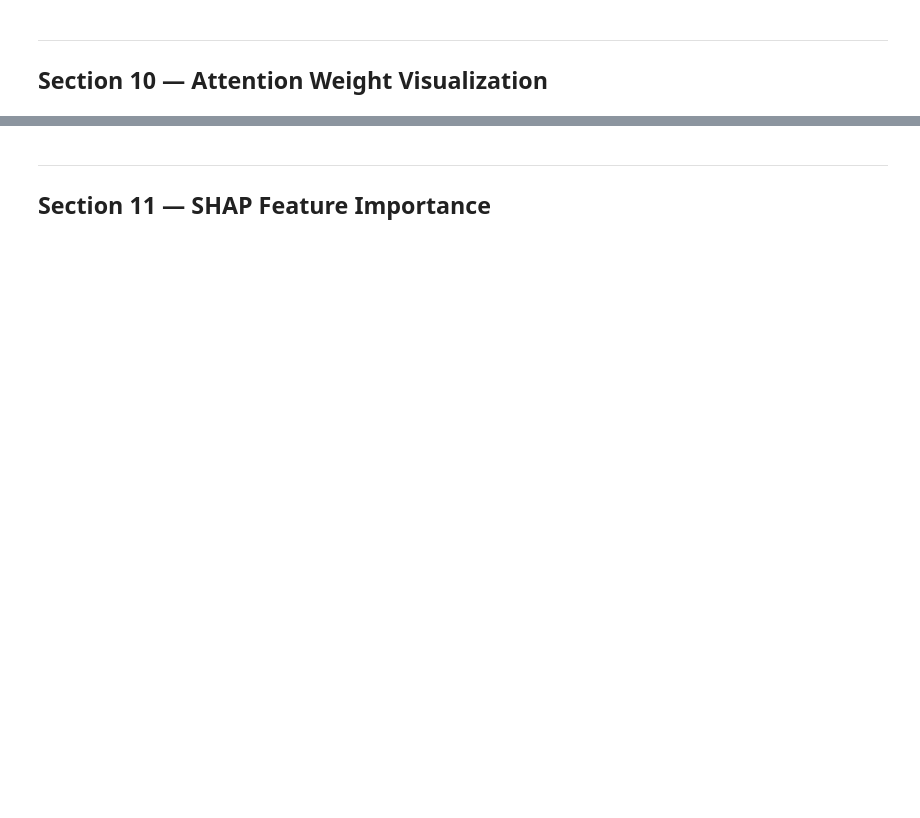
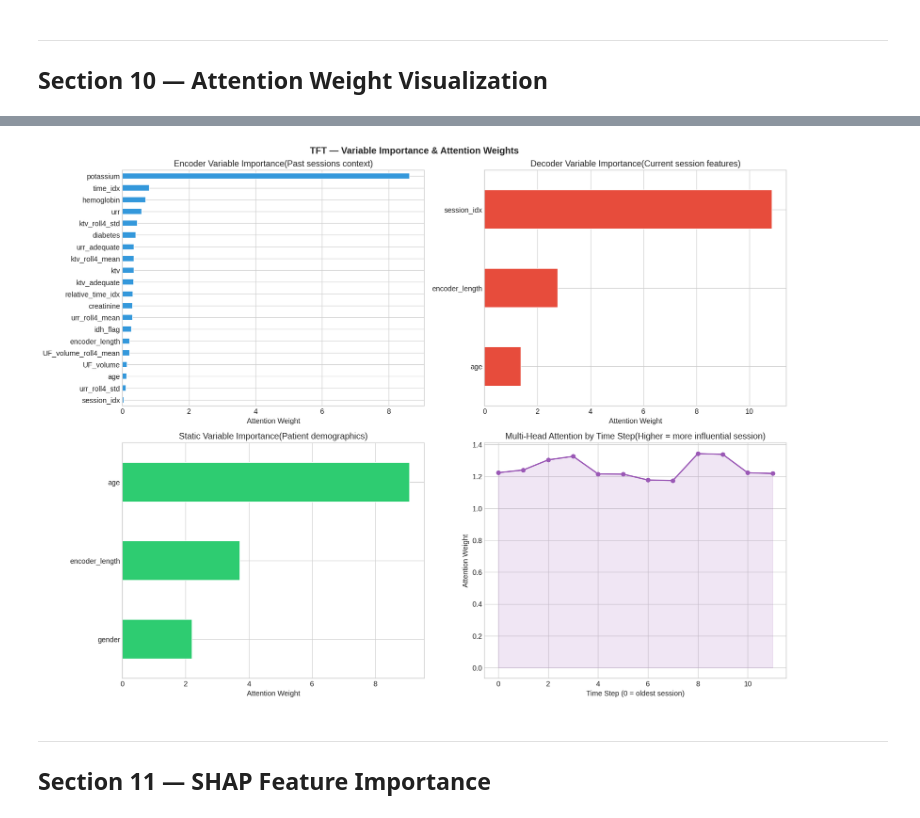
Before and after one commit to LoneWolf36/NCI.SEM1.PAI.PROJ, a Jupyter notebook: dialysis_tft_model.ipynb, the cells around one changed output, grey strips where cells are left out. Saved outputs shown, nothing was run; the diff lists cells and outputs as text; code cells hidden in the pictures; blank space fills up the shorter version.

```diff
--- a/dialysis_tft_model.ipynb
+++ b/dialysis_tft_model.ipynb
@@ -80,0 +102,8 @@ ImportError: cannot import name 'BinaryCrossEntropy' from 'pytorch_forecasting.m
+# %%
+import inspect
+import pytorch_forecasting.metrics as metrics
+
+print("Available metric classes in pytorch_forecasting.metrics:")
+for name, obj in inspect.getmembers(metrics, inspect.isclass):
+    if not name.startswith('_') and name not in ['Metric', 'MultiHorizonMetric', 'DistributionMetric']:
+        print(f"- {name}")
@@ -436,5 +581,5 @@ print(f"   Positive cases: {df['readmitted_30d'].sum():,}  |  Negative: {(df['re
 # %%
-# ── Rolling session aggregates (past 4 weeks per patient) ────────────────────
+# Rolling session aggregates (4 weeks data)
 df = df.sort_values(['patient_id', 'session_date'])
 
 ROLL_COLS = ['ktv','urr','UF_volume','idh_flag']
@@ -446,12 +591,20 @@ for col in ROLL_COLS:
     df[f'{col}_roll4_std']  = (df.groupby('patient_id')[col]
                                .transform(lambda x: x.shift(1).rolling(4, min_periods=1).std().fillna(0)))
 
-# ── Session index per patient ─────────────────────────────────────────────────
+for col in ROLL_COLS:
+    mean_col = f'{col}_roll4_mean'
+    std_col = f'{col}_roll4_std'
+    if mean_col in df.columns:
+        df[mean_col] = df[mean_col].fillna(0)
+    if std_col in df.columns:
+        df[std_col] = df[std_col].fillna(0)
+
+# Session index per patient
 df['session_idx'] = df.groupby('patient_id').cumcount()
 
-# ── Time index (integer, required by TFT) ────────────────────────────────────
+# Time index
 df['time_idx'] = (df['session_date'] - df['session_date'].min()).dt.days
 
-print(f"\n✅ Feature engineering complete. Final columns ({len(df.columns)}):")
+print(f"\nFeature engineering complete. Final columns ({len(df.columns)}):")
 print(list(df.columns))
 print(f"\nFinal dataset shape: {df.shape}")
@@ -1004,9 +1580,10 @@ print("Keys:", list(interpretation.keys()))
 # %%
-# ── Figure: Variable Importance ──────────────────────────────────────────────
+import matplotlib.pyplot as plt
+
 fig, axes = plt.subplots(2, 2, figsize=(16, 12))
 fig.suptitle("TFT — Variable Importance & Attention Weights", fontsize=14, fontweight='bold')
 
-# Encoder variable importance (what the model attends to in history)
+# Encoder variable importance
 if 'encoder_variables' in interpretation:
     enc_imp = interpretation['encoder_variables']
     enc_series = pd.Series(enc_imp.numpy(),
@@ -1017,40 +1594,43 @@ if 'encoder_variables' in interpretation:
     axes[0,0].set_xlabel("Attention Weight")
 
 # Decoder variable importance
 if 'decoder_variables' in interpretation:
     dec_imp = interpretation['decoder_variables']
     dec_series = pd.Series(dec_imp.numpy(),
                            index=training_dataset.reals[:len(dec_imp)])
     dec_series = dec_series.sort_values(ascending=True)
     dec_series.plot(kind='barh', ax=axes[0,1], color='#e74c3c', edgecolor='white')
     axes[0,1].set_title("Decoder Variable Importance(Current session features)")
     axes[0,1].set_xlabel("Attention Weight")
 
 # Static variable importance
 if 'static_variables' in interpretation:
     stat_imp = interpretation['static_variables']
-    all_static = STATIC_REALS + STATIC_CATS
-    if len(all_static) > 0:
-        stat_series = pd.Series(stat_imp.numpy(), index=all_static[:len(stat_imp)])
+
+    all_static_vars_from_model = best_tft.hparams.static_reals + best_tft.hparams.static_categoricals
+    if len(all_static_vars_from_model) > 0:
+        stat_series = pd.Series(stat_imp.numpy(), index=all_static_vars_from_model)
         stat_series = stat_series.sort_values(ascending=True)
         stat_series.plot(kind='barh', ax=axes[1,0], color='#2ecc71', edgecolor='white')
         axes[1,0].set_title("Static Variable Importance(Patient demographics)")
         axes[1,0].set_xlabel("Attention Weight")
 
-# Attention by time step
 if 'attention' in interpretation:
     attn = interpretation['attention']
-    attn_mean = attn.mean(0).numpy()   # mean over batch
-    axes[1,1].plot(range(len(attn_mean)), attn_mean, 'o-', color='#9b59b6',
+
+    attn_values = attn.numpy()
+    axes[1,1].plot(range(len(attn_values)), attn_values, 'o-', color='#9b59b6',
                    linewidth=2, markersize=6)
     axes[1,1].set_title("Multi-Head Attention by Time Step(Higher = more influential session)")
     axes[1,1].set_xlabel("Time Step (0 = oldest session)")
     axes[1,1].set_ylabel("Attention Weight")
-    axes[1,1].fill_between(range(len(attn_mean)), attn_mean, alpha=0.15, color='#9b59b6')
+    axes[1,1].fill_between(range(len(attn_values)), attn_values, alpha=0.15, color='#9b59b6')
 
 plt.tight_layout()
 plt.savefig("09_attention_weights.png", bbox_inches='tight')
 plt.show()
+# %% [output]
+[figure, added]
 # %% [markdown]
 ---
 ## Section 11 — SHAP Feature Importance
```
Also changed, not shown: parts of 48 cells of this notebook.
